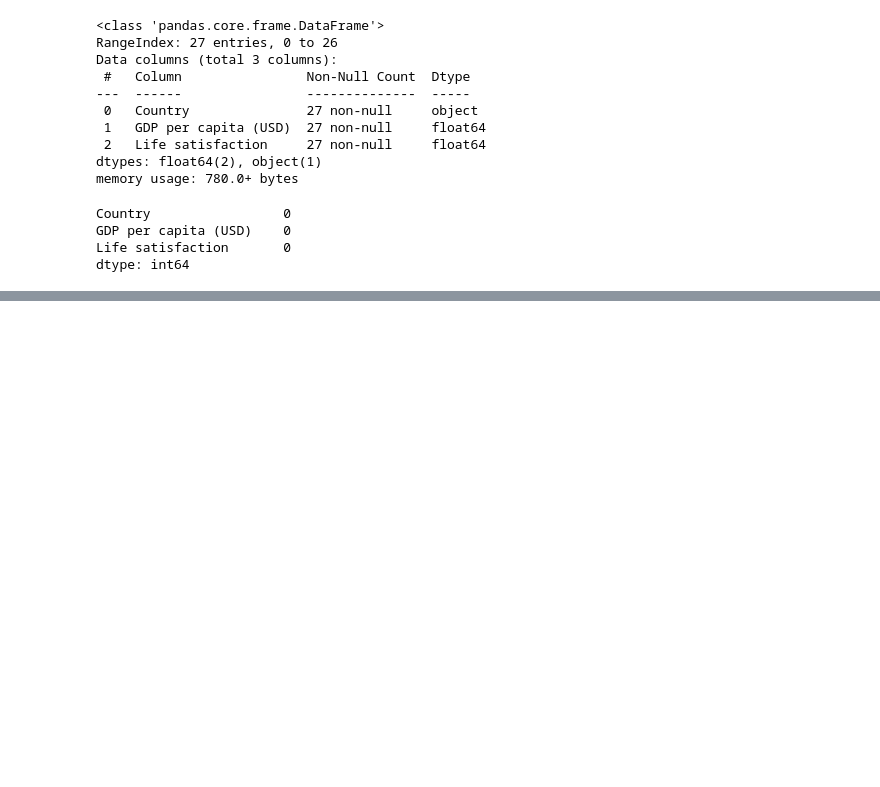
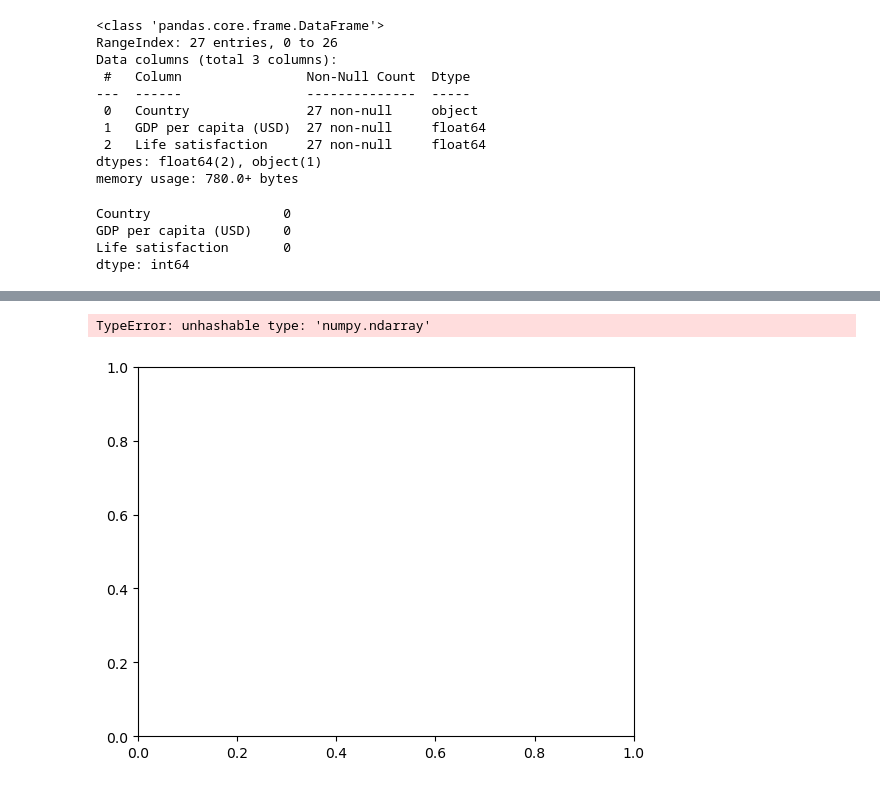
Before and after one commit to tashfeensubhani/practisedatascientist, a Jupyter notebook: chapter 1/example 1.1.ipynb, the cells around one changed output, grey strips where cells are left out. Cells and saved outputs as stored; diff of their text form; code cells hidden in the pictures; blank space fills up the shorter version.

```diff
--- a/chapter 1/example 1.1.ipynb
+++ b/chapter 1/example 1.1.ipynb
@@ -61,0 +69,5 @@ TypeError: 'tuple' object is not callable
+# %%
+plt.imshow(X,y)
+# %% [output]
+TypeError: unhashable type: 'numpy.ndarray'
+[figure, added]
```
Also changed, not shown: parts of 17 cells of this notebook.
